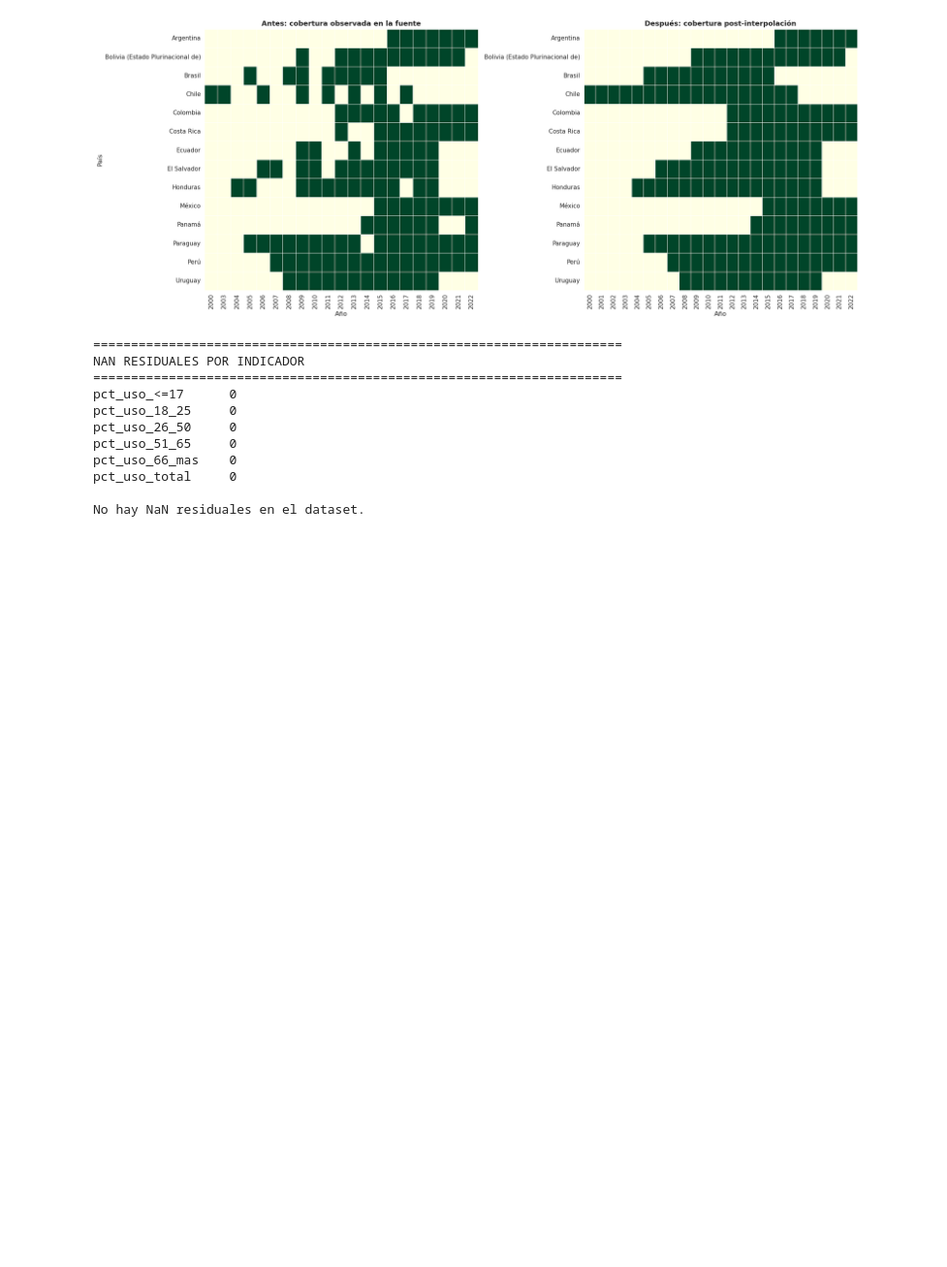
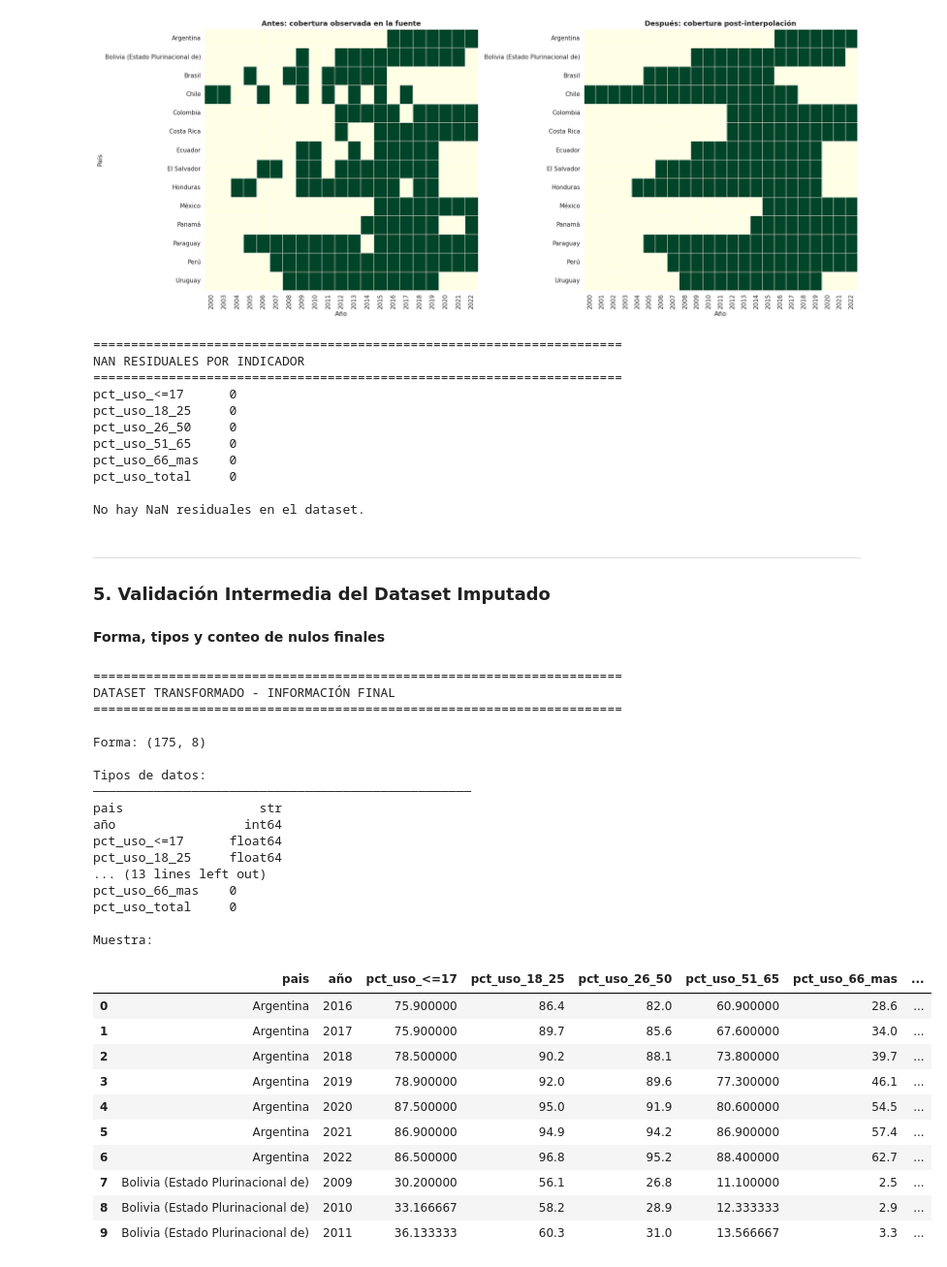
Before and after one commit to Tunchxz/CC3074-Proyecto-Final, a Jupyter notebook: Week-2.ipynb, the cells around one changed output. Shown at 97% size. Drawn from its saved outputs; the diff is of its cells as text; code cells hidden in the pictures; blank space fills up the shorter version.

```diff
--- a/Week-2.ipynb
+++ b/Week-2.ipynb
@@ -661,3 +661,50 @@ pct_uso_66_mas    0
 pct_uso_total     0
 
 No hay NaN residuales en el dataset.
+# %% [markdown]
+---
+### 5. Validación Intermedia del Dataset Imputado
+# %% [markdown]
+**Forma, tipos y conteo de nulos finales**
+# %%
+print('=' * 70)
+print('DATASET TRANSFORMADO - INFORMACIÓN FINAL')
+print('=' * 70)
+print(f'\nForma: {df_interp.shape}')
+print(f'\nTipos de datos:')
+print('─' * 50)
+print(df_interp.dtypes.to_string())
+print(f'\nValores nulos por columna:')
+print('─' * 50)
+print(df_interp.isna().sum().to_string())
+print(f'\nMuestra:')
+display(df_interp.head(10))
+# %% [output]
+======================================================================
+DATASET TRANSFORMADO - INFORMACIÓN FINAL
+======================================================================
+
+Forma: (175, 8)
+
+Tipos de datos:
+──────────────────────────────────────────────────
+pais                  str
+año                 int64
+pct_uso_<=17      float64
+pct_uso_18_25     float64
+... (13 lines left out)
+pct_uso_66_mas    0
+pct_uso_total     0
+
+Muestra:
+|  | pais | año | pct_uso_<=17 | pct_uso_18_25 | pct_uso_26_50 | pct_uso_51_65 | pct_uso_66_mas | ... |
+| 0 | Argentina | 2016 | 75.900000 | 86.4 | 82.0 | 60.900000 | 28.6 | ... |
+| 1 | Argentina | 2017 | 75.900000 | 89.7 | 85.6 | 67.600000 | 34.0 | ... |
+| 2 | Argentina | 2018 | 78.500000 | 90.2 | 88.1 | 73.800000 | 39.7 | ... |
+| 3 | Argentina | 2019 | 78.900000 | 92.0 | 89.6 | 77.300000 | 46.1 | ... |
+| 4 | Argentina | 2020 | 87.500000 | 95.0 | 91.9 | 80.600000 | 54.5 | ... |
+| 5 | Argentina | 2021 | 86.900000 | 94.9 | 94.2 | 86.900000 | 57.4 | ... |
+| 6 | Argentina | 2022 | 86.500000 | 96.8 | 95.2 | 88.400000 | 62.7 | ... |
+| 7 | Bolivia (Estado Plurinacional de) | 2009 | 30.200000 | 56.1 | 26.8 | 11.100000 | 2.5 | ... |
+| 8 | Bolivia (Estado Plurinacional de) | 2010 | 33.166667 | 58.2 | 28.9 | 12.333333 | 2.9 | ... |
+| 9 | Bolivia (Estado Plurinacional de) | 2011 | 36.133333 | 60.3 | 31.0 | 13.566667 | 3.3 | ... |
```
Also changed, not shown: parts of 12 cells of this notebook.
